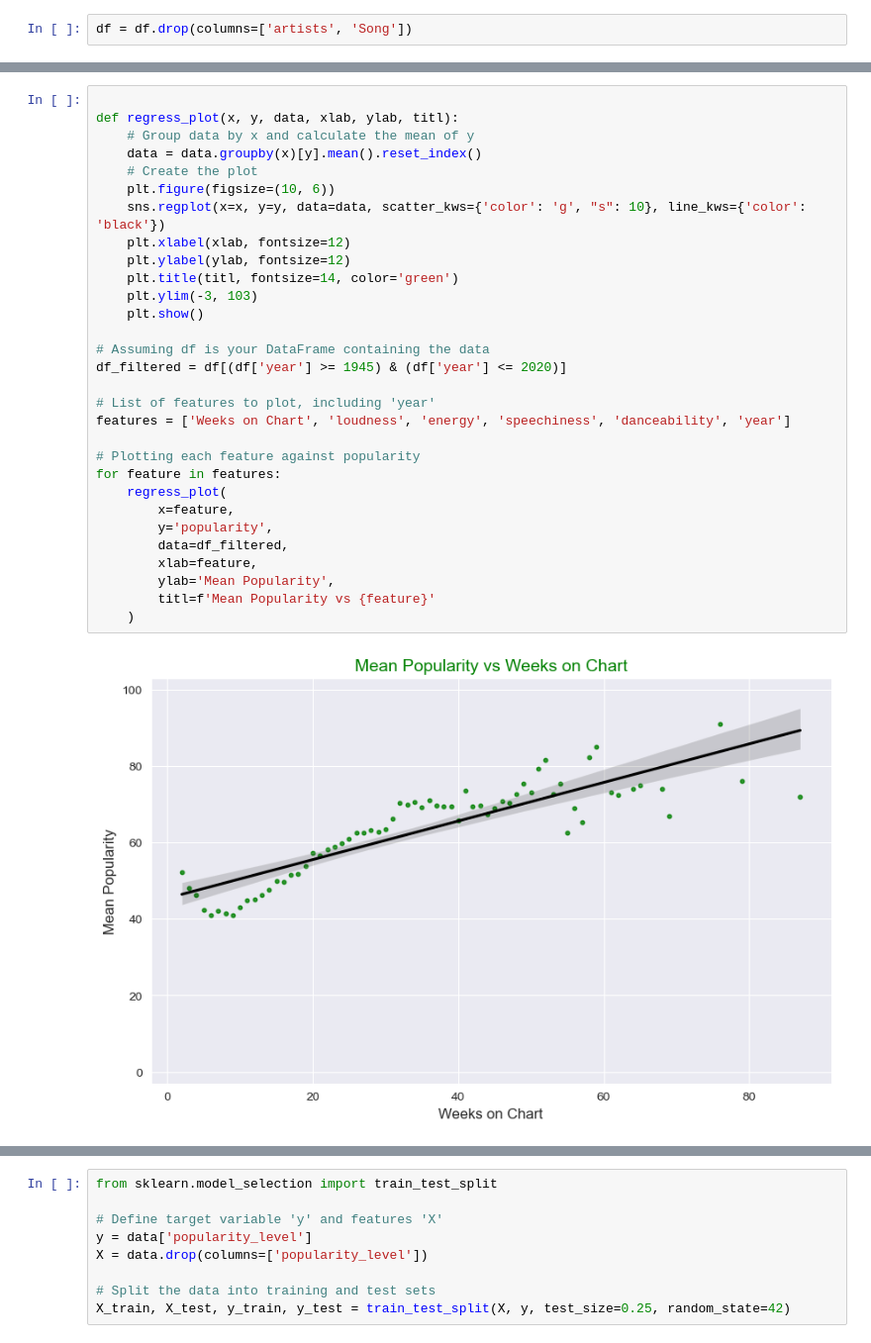
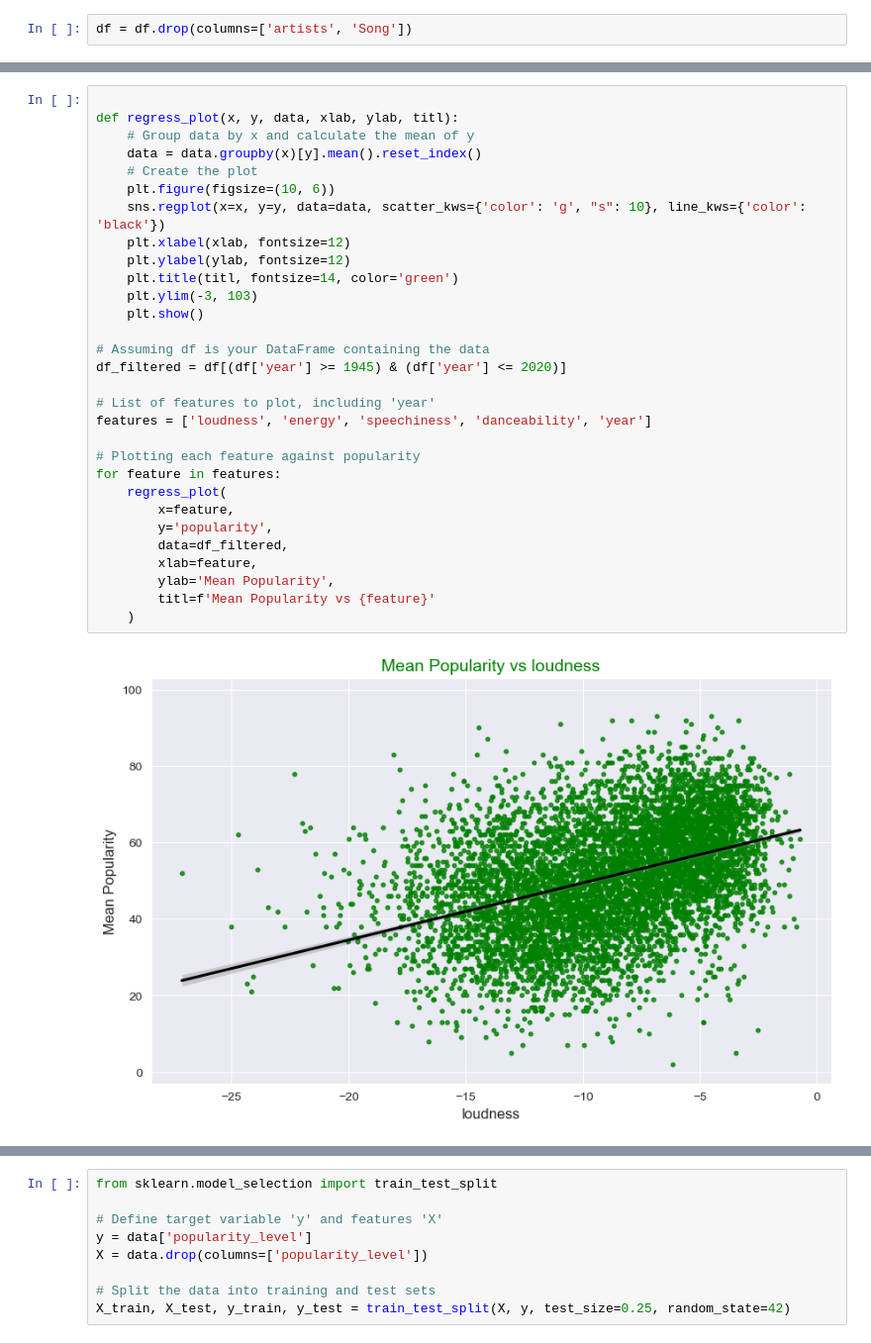
Before and after one commit to alexq1an/Song-Popularity-Analysis, a Jupyter notebook: DataAnalysis.ipynb, the cells around one changed output, grey strips where cells are left out. Shown: that part at 99% size. Cells and saved outputs as stored; diff of their text form.

```diff
--- a/DataAnalysis.ipynb
+++ b/DataAnalysis.ipynb
@@ -159,32 +155,32 @@ weighted avg       0.74      0.74      0.74      2103
 # %%
 
 def regress_plot(x, y, data, xlab, ylab, titl):
     # Group data by x and calculate the mean of y
     data = data.groupby(x)[y].mean().reset_index()
     # Create the plot
     plt.figure(figsize=(10, 6))
     sns.regplot(x=x, y=y, data=data, scatter_kws={'color': 'g', "s": 10}, line_kws={'color': 'black'})
     plt.xlabel(xlab, fontsize=12)
     plt.ylabel(ylab, fontsize=12)
     plt.title(titl, fontsize=14, color='green')
     plt.ylim(-3, 103)
     plt.show()
 
 # Assuming df is your DataFrame containing the data
 df_filtered = df[(df['year'] >= 1945) & (df['year'] <= 2020)]
 
 # List of features to plot, including 'year'
-features = ['Weeks on Chart', 'loudness', 'energy', 'speechiness', 'danceability', 'year']
+features = ['loudness', 'energy', 'speechiness', 'danceability', 'year']
 
 # Plotting each feature against popularity
 for feature in features:
     regress_plot(
         x=feature,
         y='popularity',
         data=df_filtered,
         xlab=feature,
         ylab='Mean Popularity',
         titl=f'Mean Popularity vs {feature}'
     )
 # %% [output]
-[figure, old version]
+[figure, new version]
```
Also changed, not shown: parts of 10 cells of this notebook, 1 other file.
